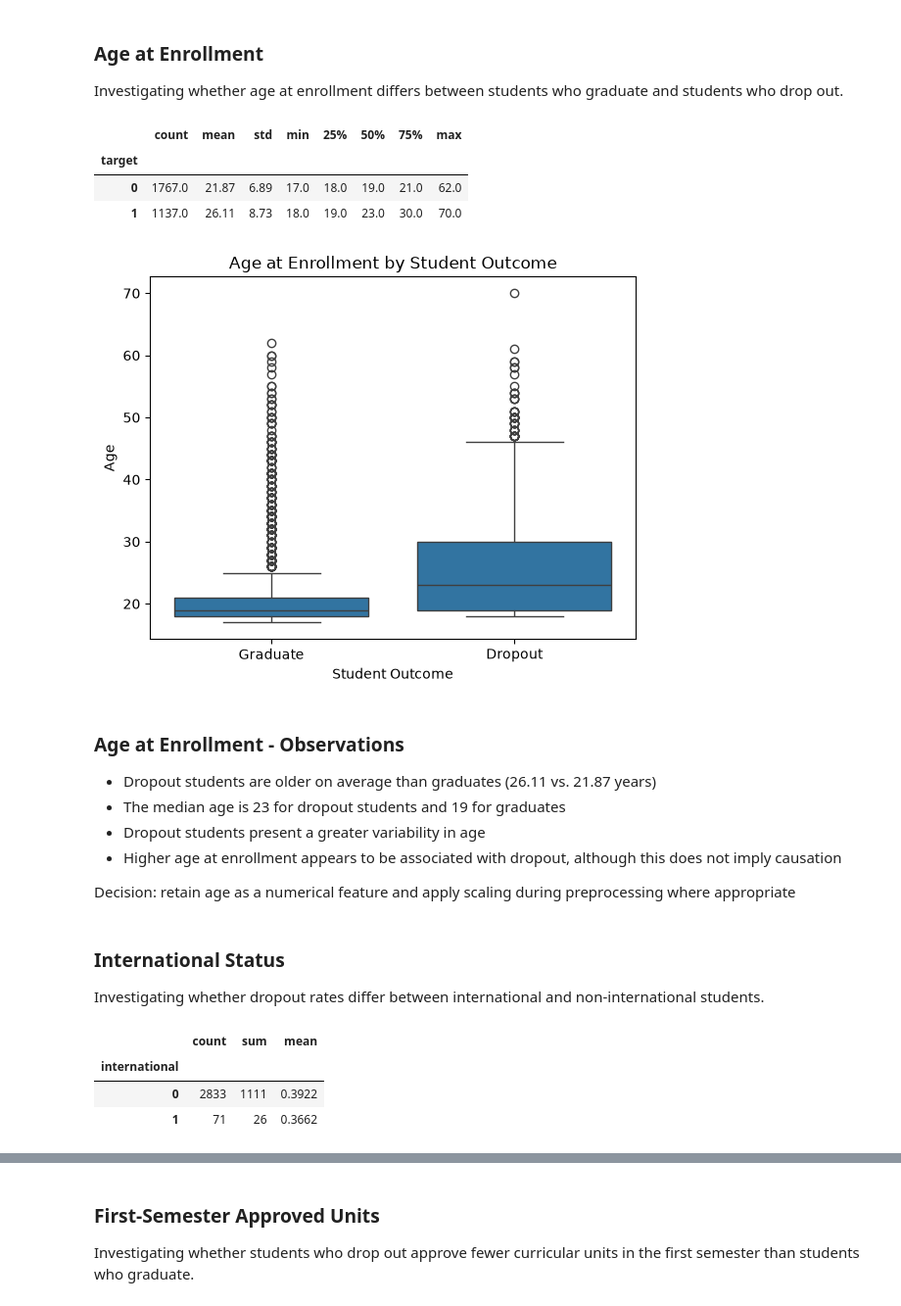
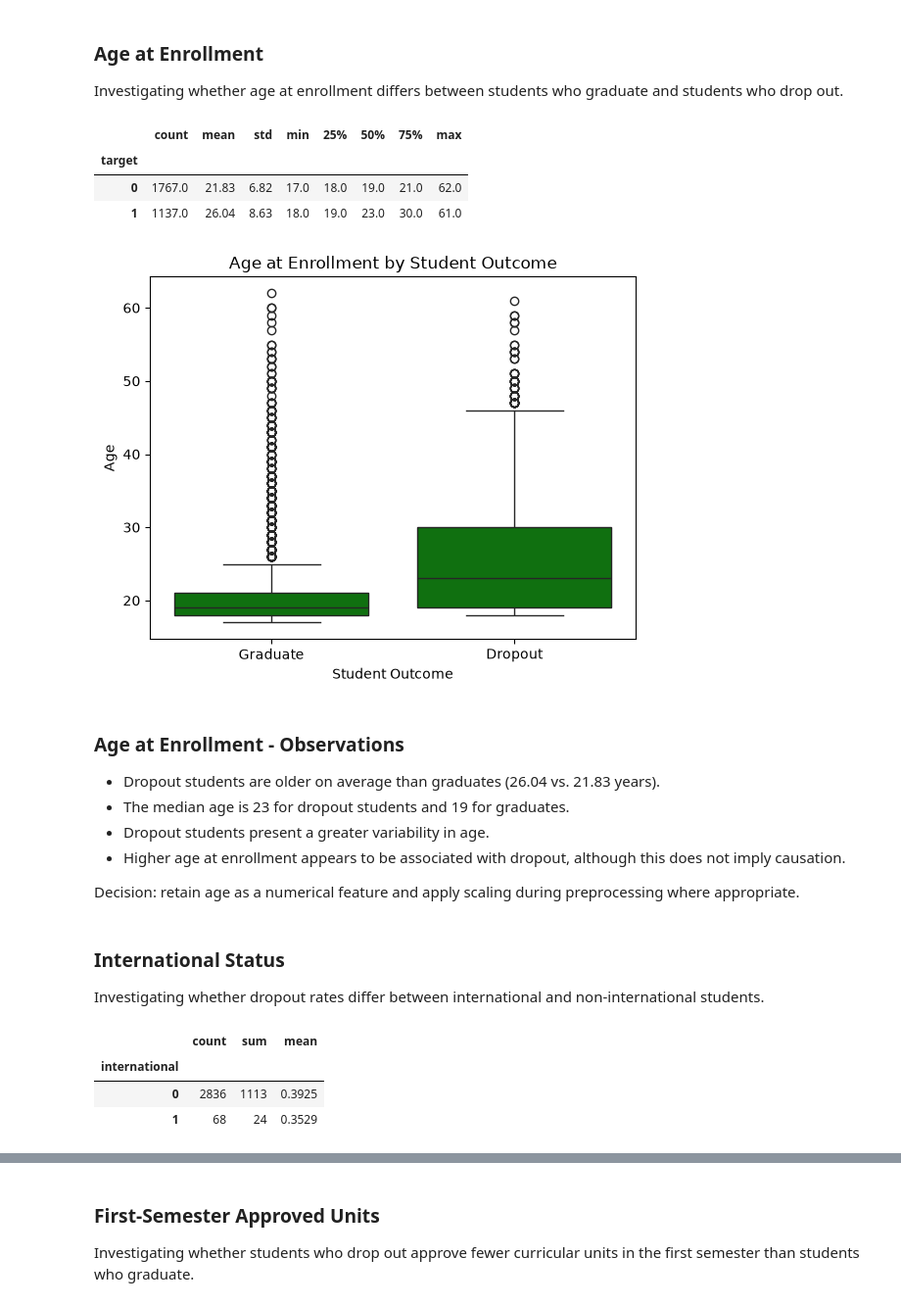
Before and after one commit to binds210-learn/mini_project_7, a Jupyter notebook: notebooks/data_analysis_telma.ipynb, the cells around one changed output, grey strips where cells are left out. Shown at 98% size. Saved outputs shown, nothing was run; the diff lists cells and outputs as text; code cells hidden in the pictures.

```diff
--- a/notebooks/data_analysis_telma.ipynb
+++ b/notebooks/data_analysis_telma.ipynb
@@ -311,13 +311,13 @@ Name: count, dtype: int64
 X = df_model.drop(columns="target")
 y = df_model["target"]
 # %%
-
+RANDOM_STATE = 42
 
 X_train, X_test, y_train, y_test = train_test_split(
     X,
     y,
     test_size=0.2,
-    random_state=0,
+    random_state=RANDOM_STATE,
     stratify=y
 )
 # %%
@@ -344,35 +344,36 @@ train_for_eda.groupby("target")[
 # %% [output]
 |  | count | mean | std | min | 25% | 50% | 75% | max |
 | target |  |  |  |  |  |  |  |  |
-| 0 | 1767.0 | 21.87 | 6.89 | 17.0 | 18.0 | 19.0 | 21.0 | 62.0 |
-| 1 | 1137.0 | 26.11 | 8.73 | 18.0 | 19.0 | 23.0 | 30.0 | 70.0 |
+| 0 | 1767.0 | 21.83 | 6.82 | 17.0 | 18.0 | 19.0 | 21.0 | 62.0 |
+| 1 | 1137.0 | 26.04 | 8.63 | 18.0 | 19.0 | 23.0 | 30.0 | 61.0 |
 # %%
 sns.boxplot(
     data=train_for_eda,
     x="target",
-    y="age_at_enrollment"
+    y="age_at_enrollment",
+    color="green"
 )
 
 plt.xticks([0, 1], ["Graduate", "Dropout"])
 plt.title("Age at Enrollment by Student Outcome")
 plt.xlabel("Student Outcome")
 plt.ylabel("Age")
 plt.show()
 # %% [output]
-[figure, old version]
+[figure, new version]
 # %% [markdown]
 ### Age at Enrollment - Observations
 
 - Dropout students are older on average than graduates
-  (26.11 vs. 21.87 years)
+  (26.04 vs. 21.83 years).
 - The median age is 23 for dropout students and 19
-  for graduates
-- Dropout students present a greater variability in age
+  for graduates.
+- Dropout students present a greater variability in age.
 - Higher age at enrollment appears to be associated
-  with dropout, although this does not imply causation
+  with dropout, although this does not imply causation.
 
 Decision: retain age as a numerical feature and apply
-scaling during preprocessing where appropriate
+scaling during preprocessing where appropriate.
 # %% [markdown]
 ### International Status
 
@@ -385,8 +386,8 @@ train_for_eda.groupby("international")["target"].agg(
 # %% [output]
 |  | count | sum | mean |
 | international |  |  |  |
-| 0 | 2833 | 1111 | 0.3922 |
-| 1 | 71 | 26 | 0.3662 |
+| 0 | 2836 | 1113 | 0.3925 |
+| 1 | 68 | 24 | 0.3529 |
 # %%
 international_dropout_rate = (
     train_for_eda.groupby("international")["target"].mean() * 100
```
Also changed, not shown: parts of 22 cells of this notebook.
